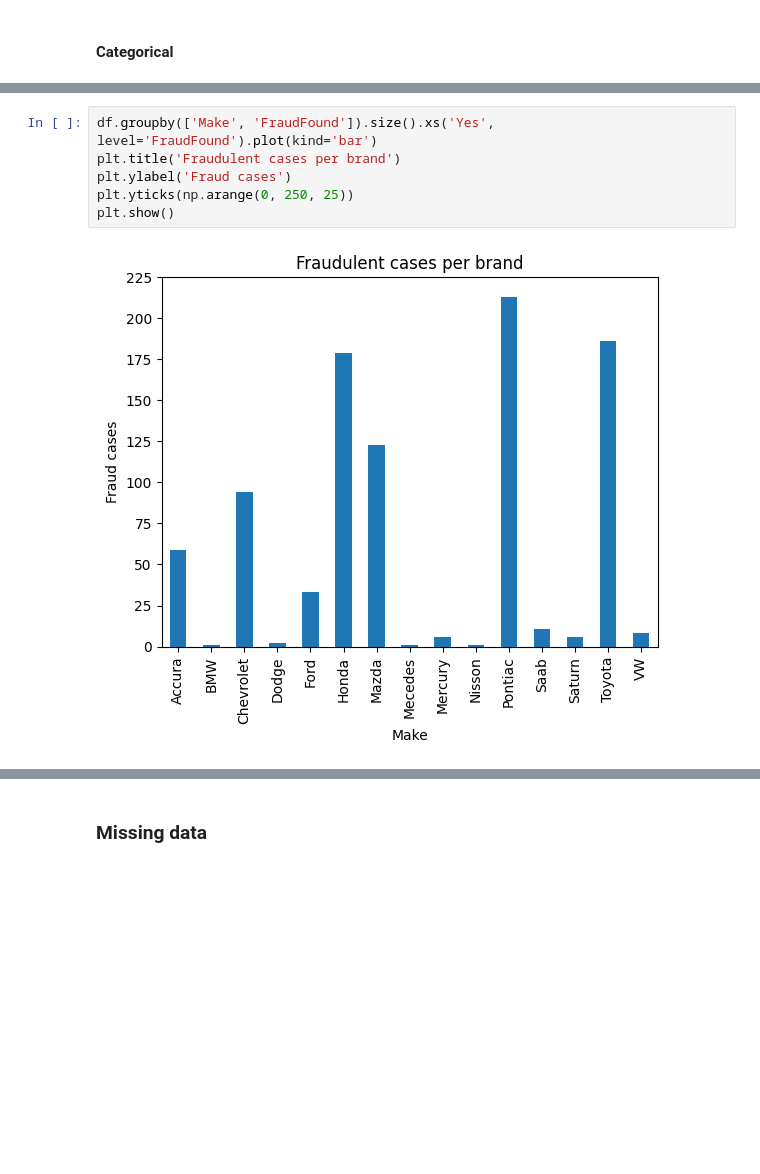
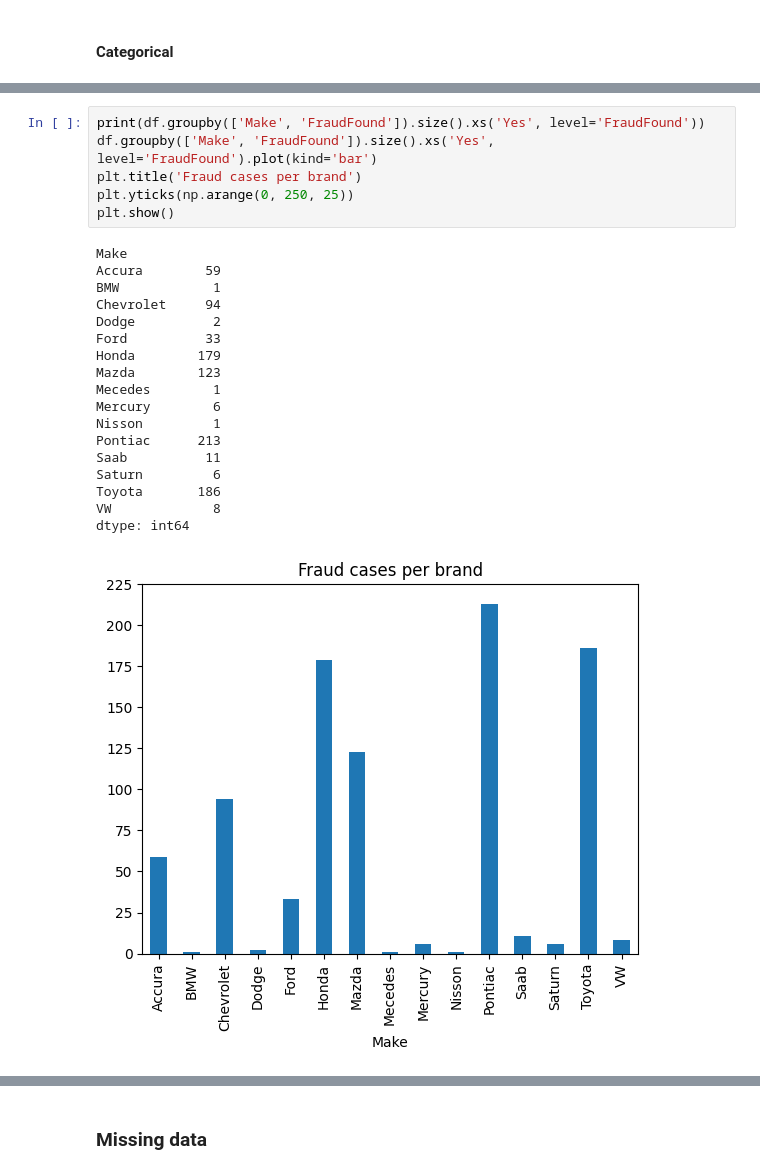
Before and after one commit to zvsuarez/insurance-fraud-pipeline, a Jupyter notebook: eda.ipynb, the cells around one changed output, grey strips where cells are left out. Drawn from its saved outputs; the diff is of its cells as text; blank space fills up the shorter version.

```diff
--- a/eda.ipynb
+++ b/eda.ipynb
@@ -215,11 +230,28 @@ cat_var
  'NumberOfCars',
  'BasePolicy']
 # %%
+print(df.groupby(['Make', 'FraudFound']).size().xs('Yes', level='FraudFound'))
 df.groupby(['Make', 'FraudFound']).size().xs('Yes', level='FraudFound').plot(kind='bar')
-plt.title('Fraudulent cases per brand')
-plt.ylabel('Fraud cases')
+plt.title('Fraud cases per brand')
 plt.yticks(np.arange(0, 250, 25))
 plt.show()
 # %% [output]
+Make
+Accura        59
+BMW            1
+Chevrolet     94
+Dodge          2
+Ford          33
+Honda        179
+Mazda        123
+Mecedes        1
+Mercury        6
+Nisson         1
+Pontiac      213
+Saab          11
+Saturn         6
+Toyota       186
+VW             8
+dtype: int64
-[figure, old version]
+[figure, new version]
 # %%
```
Also changed, not shown: parts of 32 cells of this notebook.
